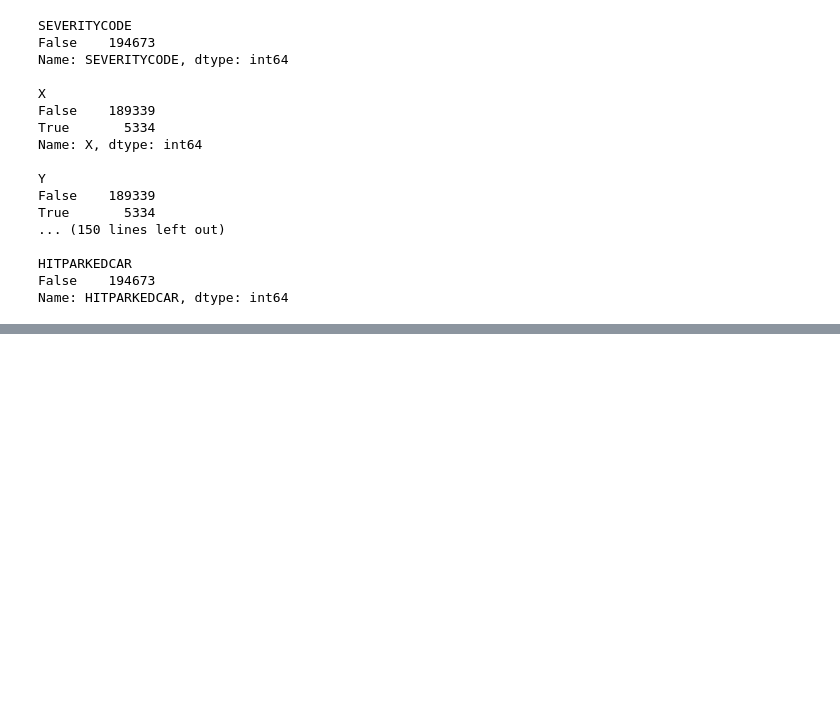
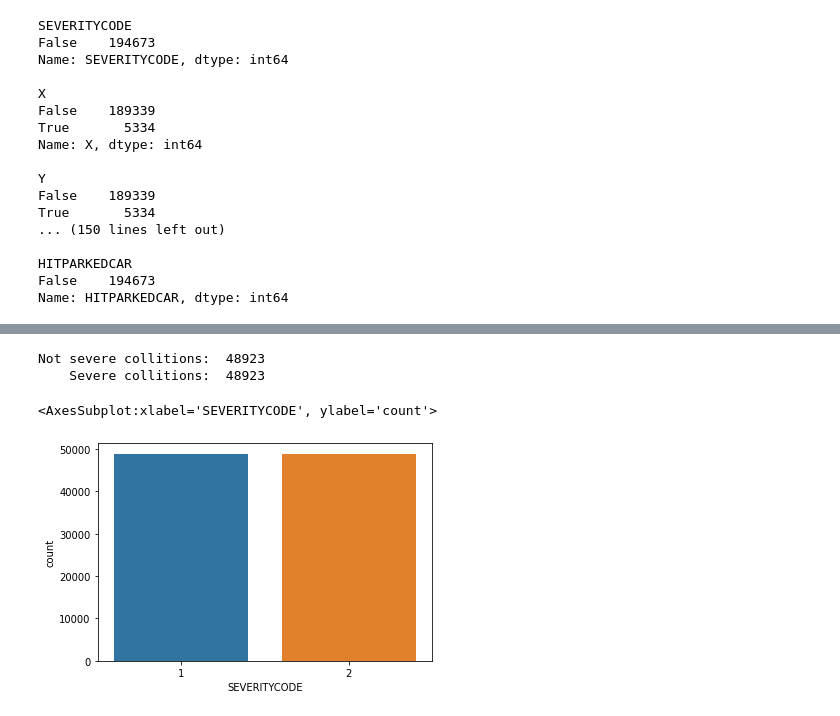
Before and after one commit to pablock-stark/ibm_data_science-final_capstone_project, a Jupyter notebook: ibm_applied_data_science_capstone.ipynb, the cells around one changed output, grey strips where cells are left out. Saved outputs shown, nothing was run; the diff lists cells and outputs as text; code cells hidden in the pictures; blank space fills up the shorter version.

```diff
--- a/ibm_applied_data_science_capstone.ipynb
+++ b/ibm_applied_data_science_capstone.ipynb
@@ -140,0 +283,7 @@ Name: HITPARKEDCAR, dtype: int64
+# %%
+INCDT_DAYOFWEEK=df.INCDTTM.dt.dayofweek
+INCDT_MTH=df.INCDTTM.dt.month
+df_selection['INCDT_DAYOFWEEK']=INCDT_DAYOFWEEK
+df_selection['INCDT_MTH']=INCDT_MTH
+df_selection.drop(['INCDTTM'],axis=1,inplace=True)
+df_selection.index
@@ -140,0 +382,26 @@ Name: HITPARKEDCAR, dtype: int64
+# %%
+from imblearn.under_sampling import RandomUnderSampler
+
+X = df_selection[['X', 'Y', 'ADDRTYPE', 'COLLISIONTYPE', 'PERSONCOUNT',
+       'PEDCOUNT', 'PEDCYLCOUNT', 'VEHCOUNT', 'JUNCTIONTYPE', 'INATTENTIONIND',
+       'UNDERINFL', 'WEATHER', 'ROADCOND', 'LIGHTCOND', 'SPEEDING',
+       'HITPARKEDCAR', 'INCDT_DAYOFWEEK', 'INCDT_MTH']]
+y = df_selection[['SEVERITYCODE']]
+
+rus = RandomUnderSampler(random_state=0)
+X_resampled, y_resampled = rus.fit_resample(X, y)
+df_selection = X_resampled
+df_selection['SEVERITYCODE'] = y_resampled
+
+severeCols = df_selection[df_selection.SEVERITYCODE == 2]
+notSevereCols = df_selection[df_selection.SEVERITYCODE == 1]
+
+print("Not severe collitions: ", len(severeCols))
+print("    Severe collitions: ", len(notSevereCols))
+
+sns.countplot(x="SEVERITYCODE", data=df_selection)
+# %% [output]
+Not severe collitions:  48923
+    Severe collitions:  48923
+<AxesSubplot:xlabel='SEVERITYCODE', ylabel='count'>
+[figure, added]
```
Also changed, not shown: parts of 81 cells of this notebook.
